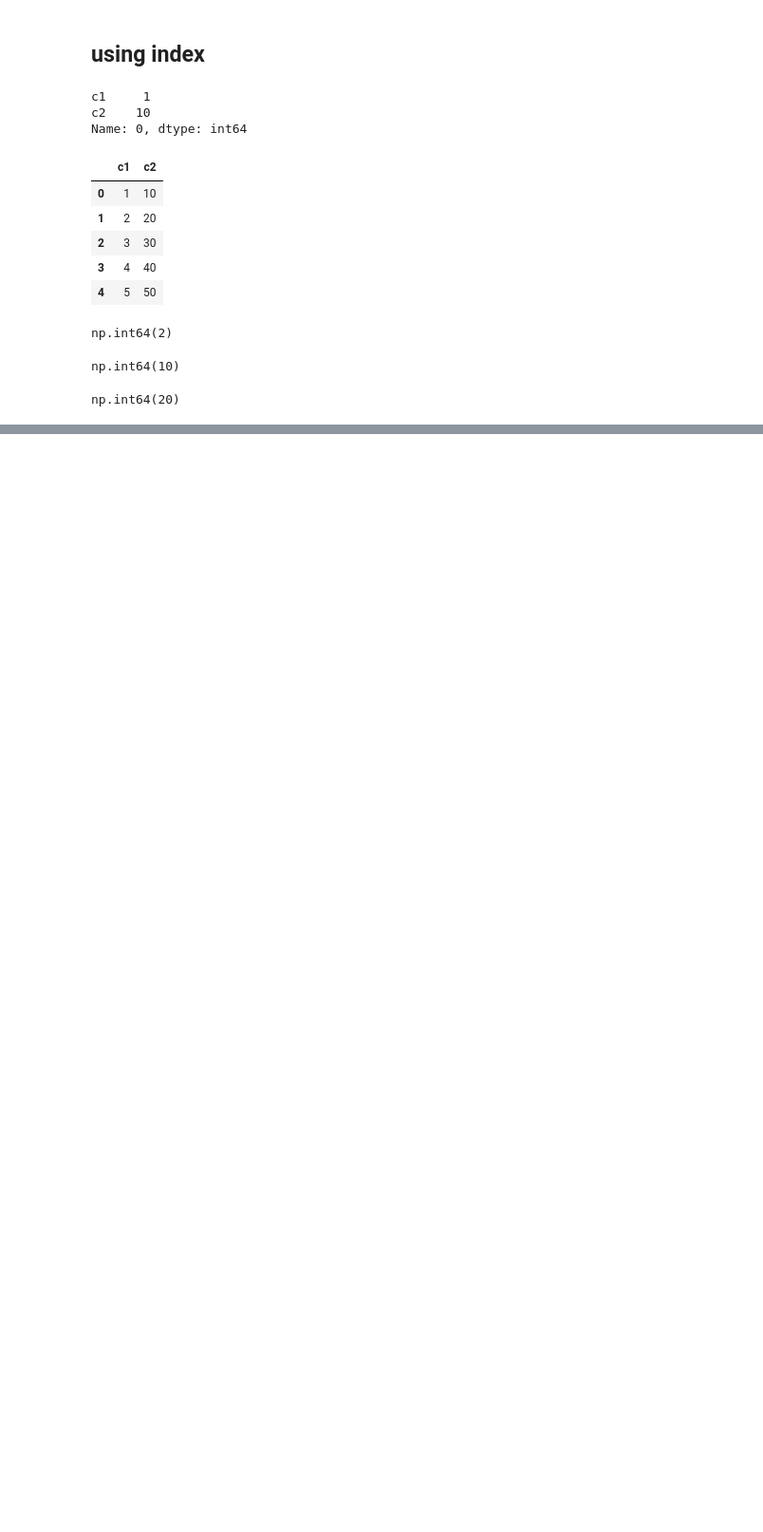
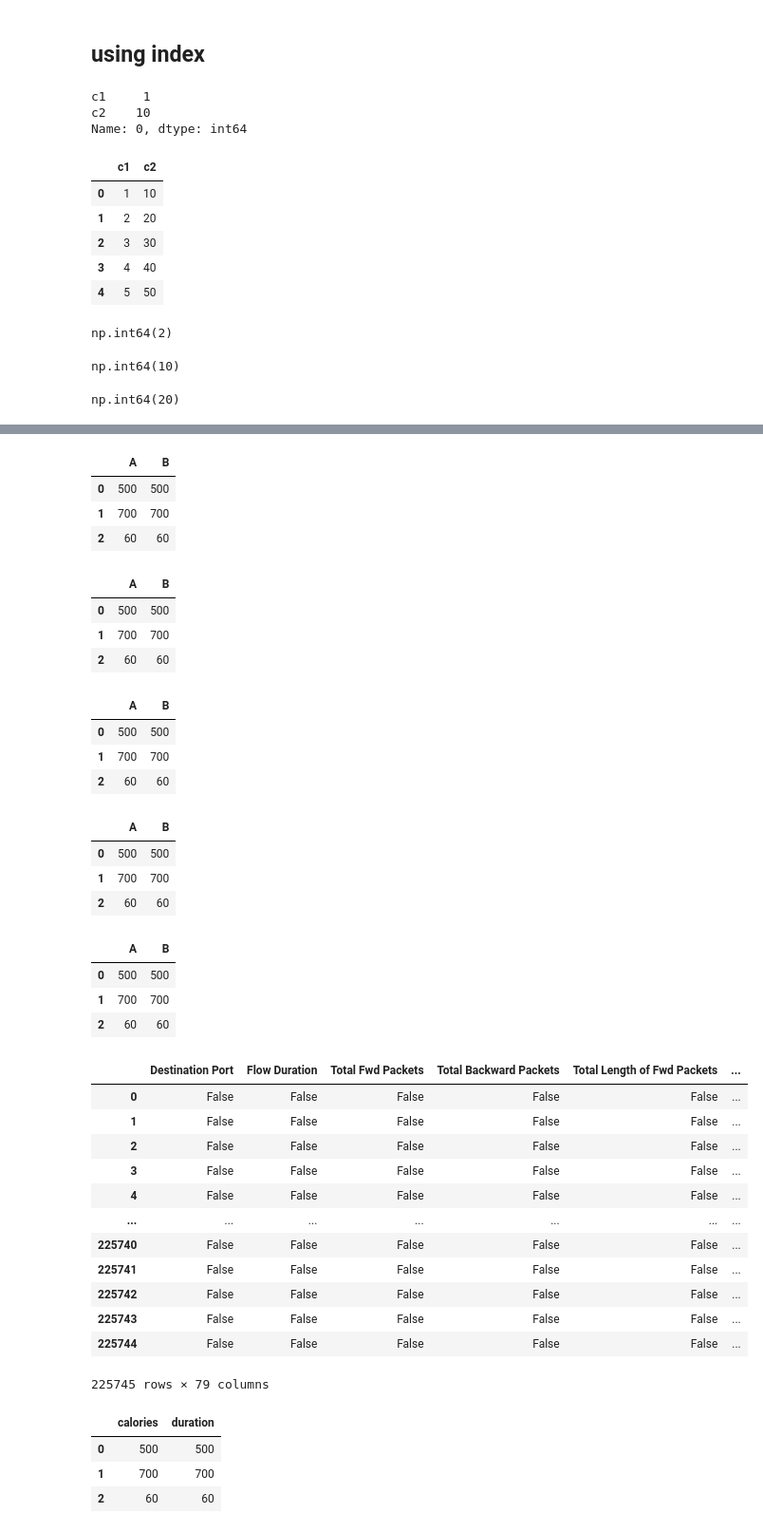
Before and after one commit to rosangithub/datascience, a Jupyter notebook: pandasday1.ipynb, the cells around one changed output, grey strips where cells are left out. Shown: that part at 95% size. Drawn from its saved outputs; the diff is of its cells as text; code cells hidden in the pictures; blank space fills up the shorter version.

```diff
--- a/pandasday1.ipynb
+++ b/pandasday1.ipynb
@@ -386,0 +630,58 @@ np.int64(20)
+# %%
+df2
+# %% [output]
+|  | A | B |
+| 0 | 500 | 500 |
+| 1 | 700 | 700 |
+| 2 | 60 | 60 |
+# %%
+df2
+# %% [output]
+|  | A | B |
+| 0 | 500 | 500 |
+| 1 | 700 | 700 |
+| 2 | 60 | 60 |
+# %%
+df2
+# %% [output]
+|  | A | B |
+| 0 | 500 | 500 |
+| 1 | 700 | 700 |
+| 2 | 60 | 60 |
+# %%
+df2
+# %% [output]
+|  | A | B |
+| 0 | 500 | 500 |
+| 1 | 700 | 700 |
+| 2 | 60 | 60 |
+# %%
+df2
+# %% [output]
+|  | A | B |
+| 0 | 500 | 500 |
+| 1 | 700 | 700 |
+| 2 | 60 | 60 |
+# %%
+df.isnull()
+# %% [output]
+|  | Destination Port | Flow Duration | Total Fwd Packets | Total Backward Packets | Total Length of Fwd Packets | ... |
+| 0 | False | False | False | False | False | ... |
+| 1 | False | False | False | False | False | ... |
+| 2 | False | False | False | False | False | ... |
+| 3 | False | False | False | False | False | ... |
+| 4 | False | False | False | False | False | ... |
+| ... | ... | ... | ... | ... | ... | ... |
+| 225740 | False | False | False | False | False | ... |
+| 225741 | False | False | False | False | False | ... |
+| 225742 | False | False | False | False | False | ... |
+| 225743 | False | False | False | False | False | ... |
+| 225744 | False | False | False | False | False | ... |
+225745 rows × 79 columns
+# %%
+df1
+# %% [output]
+|  | calories | duration |
+| 0 | 500 | 500 |
+| 1 | 700 | 700 |
+| 2 | 60 | 60 |
```
Also changed, not shown: parts of 91 cells of this notebook, 1 other file.
